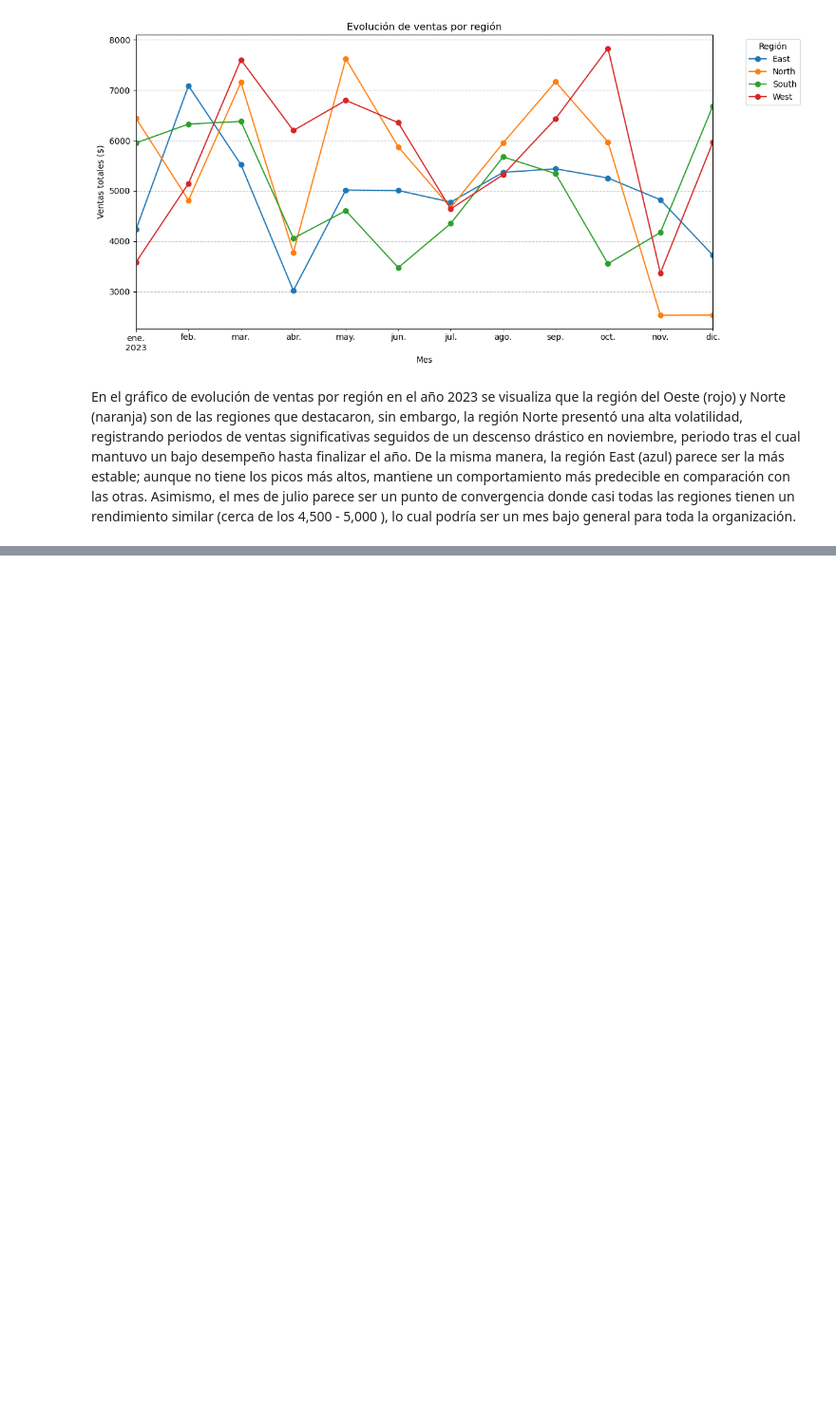
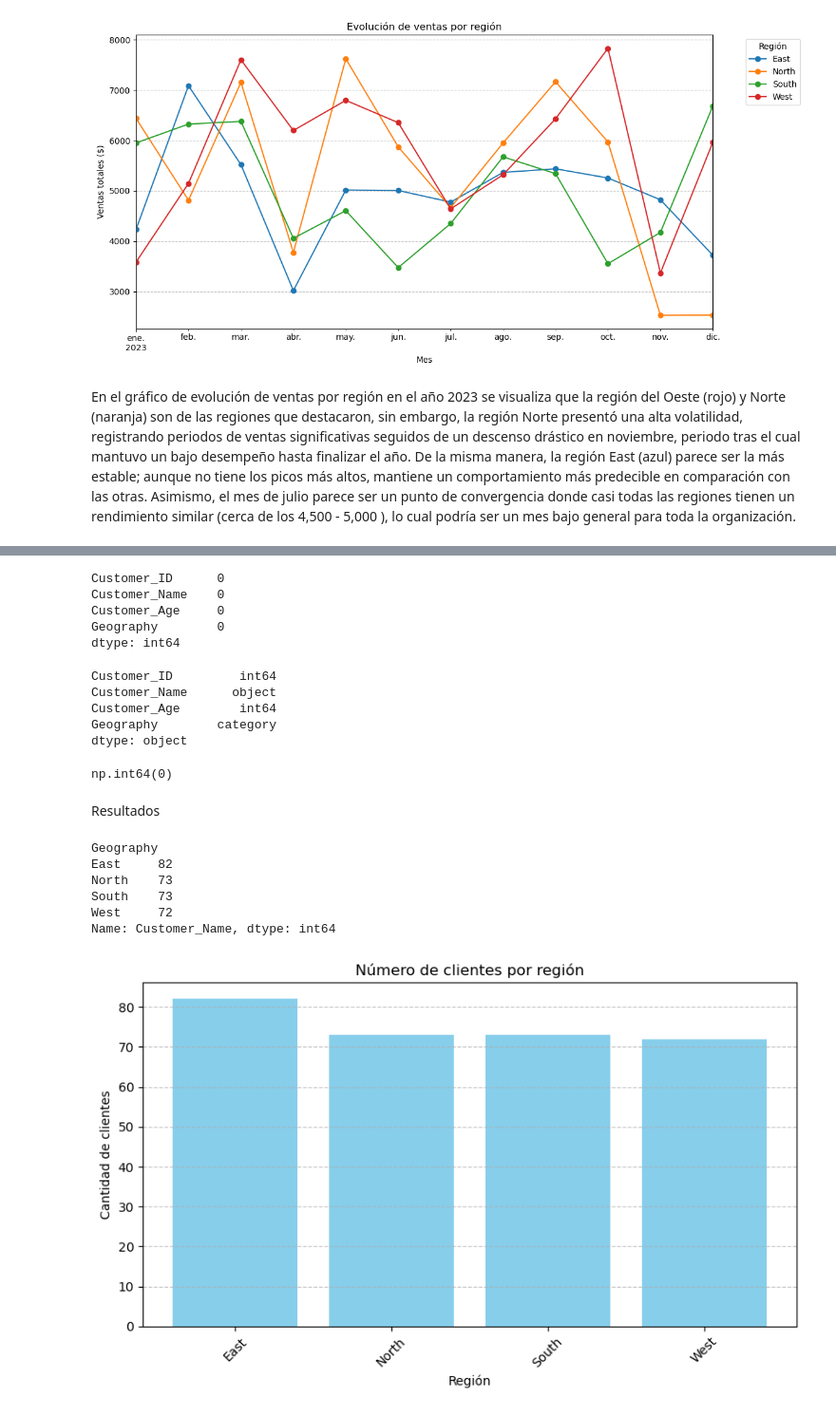
Before and after one commit to abigailTrujilloMtz/Proyecto_Analisis, a Jupyter notebook: Actividad_semana1.ipynb, the cells around one changed output, grey strips where cells are left out. Shown at 95% size. Drawn from its saved outputs; the diff is of its cells as text; code cells hidden in the pictures; blank space fills up the shorter version.

Commit message:
Actualziaciones con la base de clientes

```diff
--- a/Actividad_semana1.ipynb
+++ b/Actividad_semana1.ipynb
@@ -204,0 +207,8 @@ Asimismo, el mes de julio parece ser un punto de convergencia donde casi todas l
+# %%
+import pandas as pd
+
+# Base de datos
+datos_clientes = pd.read_csv('customer_data_2023.csv')
+
+# Para visualizar las primeras 5 filas
+datos_clientes.head()
@@ -204,0 +237,60 @@ Asimismo, el mes de julio parece ser un punto de convergencia donde casi todas l
+# %%
+# Datos nulos
+datos_clientes.isnull().sum()
+# %% [output]
+Customer_ID      0
+Customer_Name    0
+Customer_Age     0
+Geography        0
+dtype: int64
+# %%
+#Cambio de tipo de dato
+#Geographic cambia a categoria solo porque contiene pocas opciones
+datos_clientes['Geography']=datos_clientes['Geography'].astype('category')
+# %%
+#Revisar si los campos se convirtieron en el tipo de campo deseado
+print(datos_clientes.dtypes)
+# %% [output]
+Customer_ID         int64
+Customer_Name      object
+Customer_Age        int64
+Geography        category
+dtype: object
+# %%
+# Cuenta cuántas filas están repetidas completamente
+datos_clientes.duplicated().sum()
+# %% [output]
+np.int64(0)
+# %% [markdown]
+Resultados
+# %%
+#Clientes agrupados por región
+import pandas as pd
+import matplotlib.pyplot as plt
+
+clientes_region = datos_clientes.groupby('Geography',observed=False)['Customer_Name'].count()
+
+# Mostrar la tabla resultante
+print(clientes_region)
+# %% [output]
+Geography
+East     82
+North    73
+South    73
+West     72
+Name: Customer_Name, dtype: int64
+# %%
+# Gráfico de barras
+plt.figure(figsize=(8, 5))
+plt.bar(clientes_region.index, clientes_region.values, color='skyblue')
+
+plt.title('Número de clientes por región')
+plt.xlabel('Región')
+plt.ylabel('Cantidad de clientes')
+plt.xticks(rotation=45)
+plt.grid(axis='y', linestyle='--', alpha=0.7)
+
+plt.tight_layout()
+plt.show()
+# %% [output]
+[figure, added]
```
Also changed, not shown: parts of 4 cells of this notebook.
